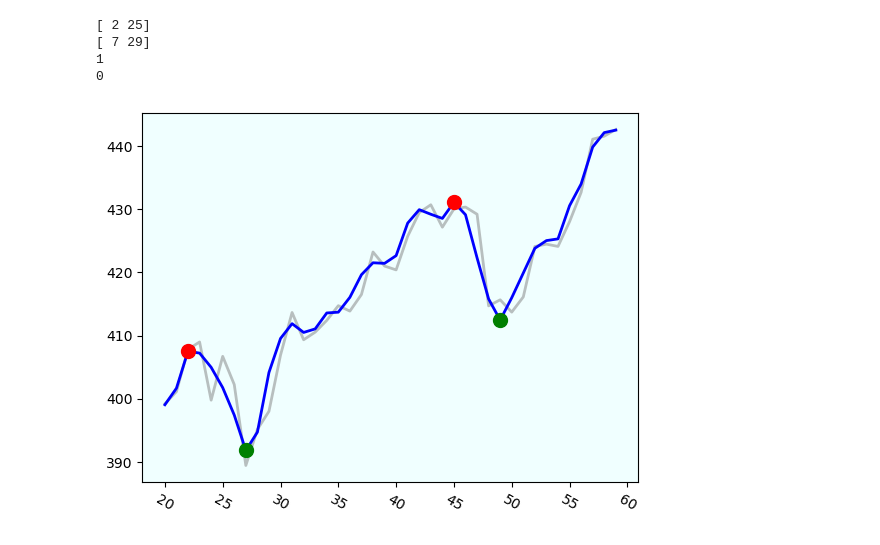
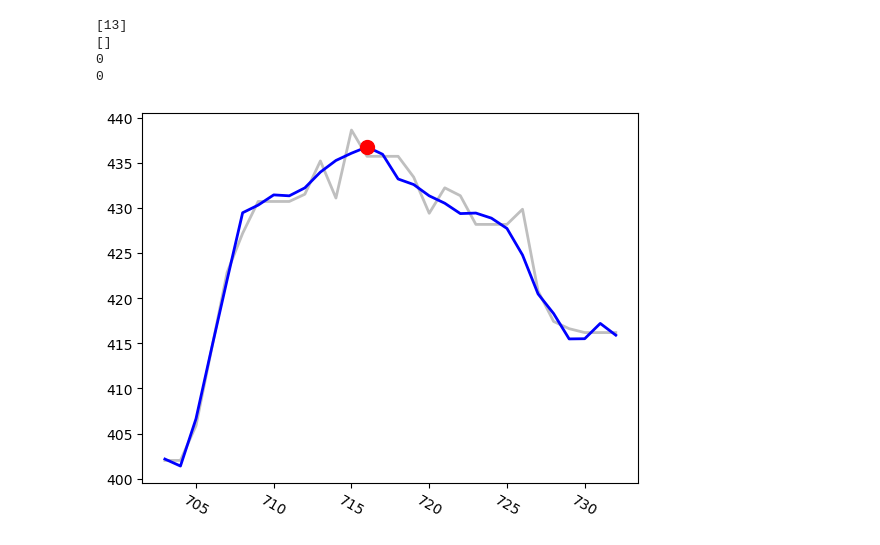
Before and after one commit to gastoncs/jupyter-docker, a Jupyter notebook: app/src/practice/trends/Chad/determineTrandDailyShort.ipynb, the cells around one changed output. Saved outputs shown, nothing was run; the diff lists cells and outputs as text; code cells hidden in the pictures.

```diff
--- a/app/src/practice/trends/Chad/determineTrandDailyShort.ipynb
+++ b/app/src/practice/trends/Chad/determineTrandDailyShort.ipynb
@@ -2,9 +2,7 @@
 import pandas as pd
 import pandas_ta as ta
 
-df = pd.read_csv("../../data/MSFT.USUSD_Candlestick_1_D_ASK_05.10.2022-05.10.2024.csv")
-df=df[-200:]
-df=df[df['Volume']!=0]
+df = pd.read_csv("../../data/MSFT/MSFT.USUSD_Candlestick_1_D_ASK_05.10.2022-05.10.2024.csv")
 df["Gmt time"]=df["Gmt time"].str.replace(".000","")
 df['Gmt time']=pd.to_datetime(df['Gmt time'],format='%d.%m.%Y %H:%M:%S')
 
@@ -37,9 +48,9 @@ from scipy.signal import savgol_filter
 from scipy.signal import find_peaks
 pd.set_option('mode.chained_assignment', None)
 
-df2 = df.iloc[20:60]
+df2=df[-30:]
 
-df2["close_smooth"] = savgol_filter(df2.Close, 8, 5)
+df2["close_smooth"] = savgol_filter(df2.Close, 10, 5)
 
 fig, ax = plt.subplots()
 plt.xticks(rotation=-30)
@@ -79,34 +90,34 @@ while up_run:
 
 print(up_run_length)
 
 '''
 Check if we are on a down trend
 '''
 down_run_length = 0
 down_run = True
 while down_run:
     if 2 + down_run_length > len(peaks_idx) or 2 + down_run_length > len(troughs_idx):
         break
 
     if df2.close_smooth.iloc[peaks_idx[-1 - down_run_length]] < df2.close_smooth.iloc[peaks_idx[-2 - down_run_length]] and \
        df2.close_smooth.iloc[troughs_idx[-1 - down_run_length]] < df2.close_smooth.iloc[troughs_idx[-2 - down_run_length]]:
         down_run_length += 1
     else:
         down_run = False
 
 if up_run_length > 0:
     ax.set_facecolor('azure')
 elif down_run_length > 0:
     ax.set_facecolor('mistyrose')
 else:
     ax.set_facecolor("white")
 
 print(down_run_length)
 
 plt.show()
 # %% [output]
-[ 2 25]
-[ 7 29]
-1
+[13]
+[]
 0
+0
-[figure, old version]
+[figure, new version]
```
Also changed, not shown: parts of 2 cells of this notebook, 4 other files.
